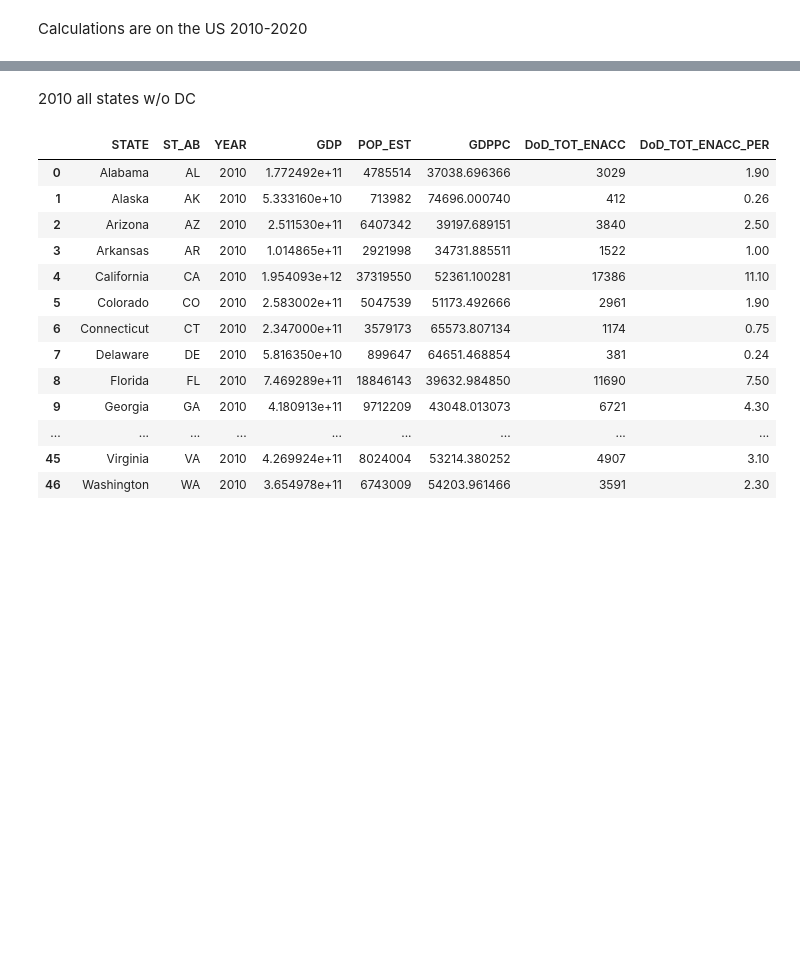
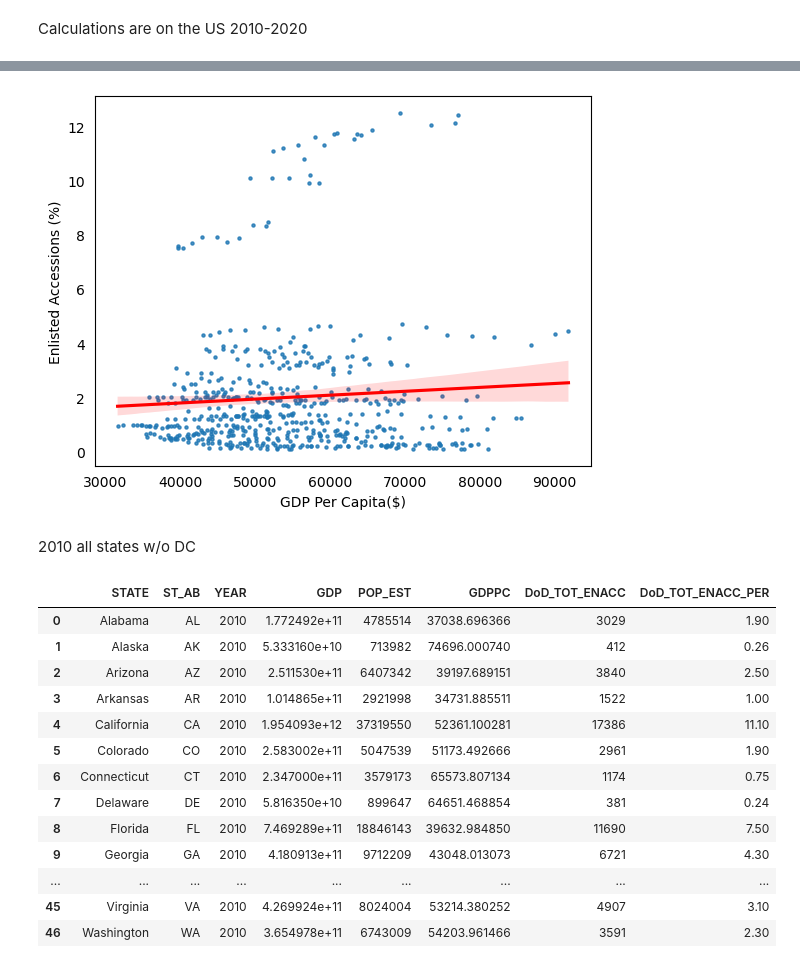
Before and after one commit to lightc4/lightch_capstone1, a Jupyter notebook: notebook/GDPPCWODC.ipynb, the cells around one changed output, grey strips where cells are left out. Saved outputs shown, nothing was run; the diff lists cells and outputs as text; code cells hidden in the pictures; blank space fills up the shorter version.

```diff
--- a/notebook/GDPPCWODC.ipynb
+++ b/notebook/GDPPCWODC.ipynb
@@ -41,11 +71,14 @@ plt.title('GDP Per Capita 2010-2020');
 # %%
 sns.regplot(x='GDPPC', y='DoD_TOT_ENACC_PER', data=df, scatter_kws={'s':5},  line_kws={'color':'red'})
-plt.title('Regression Plot GDP Per Capita and Enlisted Accessions 2010-2020')
+#plt.title('Regression Plot GDP Per Capita and Enlisted Accessions 2010-2020')
+plt.tick_params(left = False, bottom = False)
 plt.xlabel('GDP Per Capita($)')
 plt.ylabel('Enlisted Accessions (%)')
 plt.show()
 #A scatterplot overlayed with the regression line highlights the potential predictive relationship,
 #As the line better fits the data, the r-squared value of the regression output will get closer and closer to 1.
+# %% [output]
+[figure, added]
 # %%
 df_gdppc_enacc = df[['GDPPC', 'DoD_TOT_ENACC_PER']]
 df_gdppc_enacc.head()
```
Also changed, not shown: parts of 6 cells of this notebook, 10 other files.
